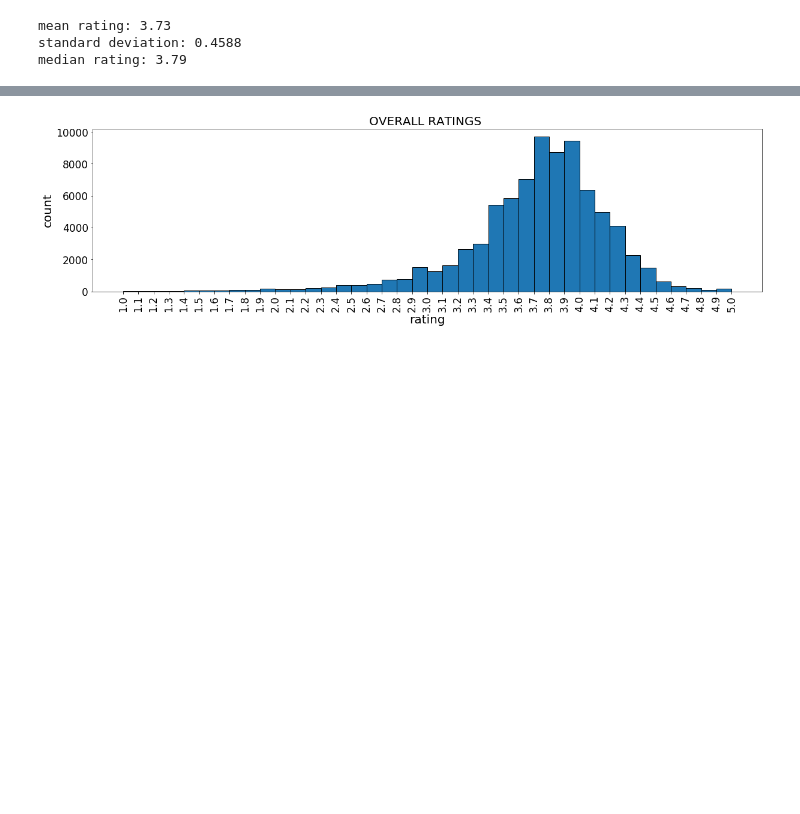
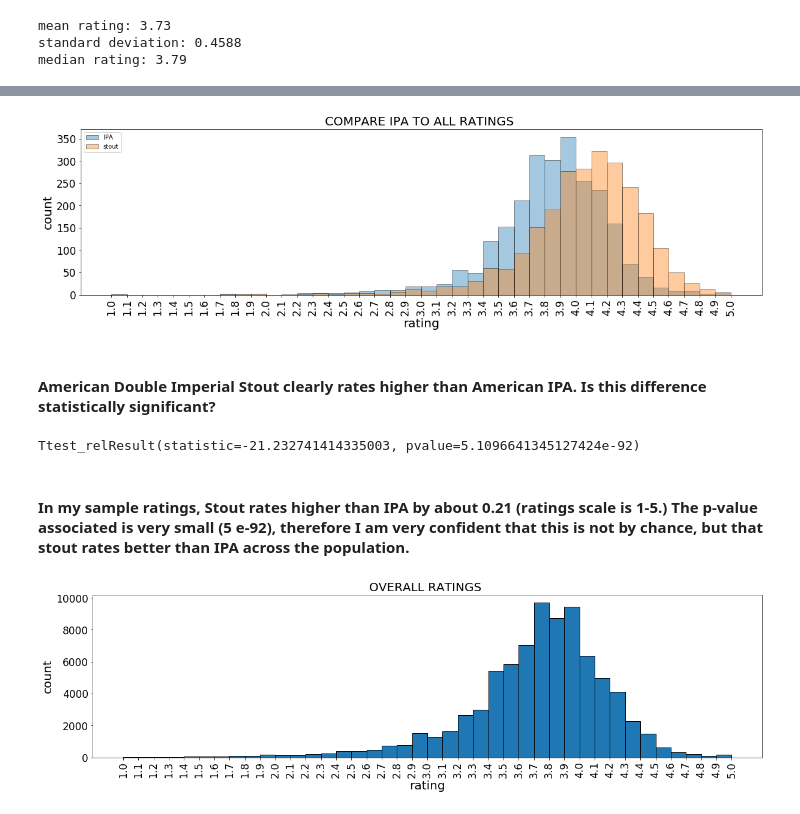
Before and after one commit to misterhappy2/BeerReviews, a Jupyter notebook: Beer Review stats.ipynb, the cells around one changed output, grey strips where cells are left out. Saved outputs shown, nothing was run; the diff lists cells and outputs as text; code cells hidden in the pictures; blank space fills up the shorter version.

```diff
--- a/Beer Review stats.ipynb
+++ b/Beer Review stats.ipynb
@@ -143,3 +211,29 @@ APA.describe()
+# %%
+# re-do the histogram with same number of ratings for each
+length = min(len(AmerDblImpStout.rating), len(AmericanIPA.rating))
+bins= np.arange(1,5.1,0.1)   # bins from 1 to 5, increments of 0.1
+_= plt.figure(figsize=(20,5))
+_= plt.hist(AmericanIPA.rating[:length], bins=bins, alpha=0.4, edgecolor="k", label='IPA')
+_= plt.hist(AmerDblImpStout.rating[:length], bins=bins, alpha=0.4, edgecolor="k", label='stout')
+_= plt.xticks(bins, rotation='vertical',size=17)
+_= plt.yticks(size=17)
+_= plt.title('COMPARE IPA TO ALL RATINGS ', size=20)
+_= plt.xlabel('rating', size=20)
+_= plt.ylabel('count', size=20)
+_= plt.legend(loc='upper left')
+plt.show()
+# %% [output]
+[figure, added]
+# %% [markdown]
+#### American Double Imperial Stout clearly rates higher than American IPA.  Is this difference statistically significant?
+# %%
+from scipy import stats
+length = min(len(AmerDblImpStout.rating), len(AmericanIPA.rating))
+stats.ttest_rel(AmericanIPA.rating[:length], AmerDblImpStout.rating[:length])
+# %% [output]
+Ttest_relResult(statistic=-21.232741414335003, pvalue=5.1096641345127424e-92)
+# %% [markdown]
+#### In my sample ratings, Stout rates higher than IPA by about 0.21 (ratings scale is 1-5.)  The p-value associated is very small (5 e-92), therefore I am very confident that this is not by chance, but that stout rates better than IPA across the population.
 # %%
 bins= np.arange(1,5.1,0.1)   # bins from 1 to 5, increments of 0.1
 _= plt.figure(figsize=(20,5))
```
Also changed, not shown: parts of 33 cells of this notebook.
